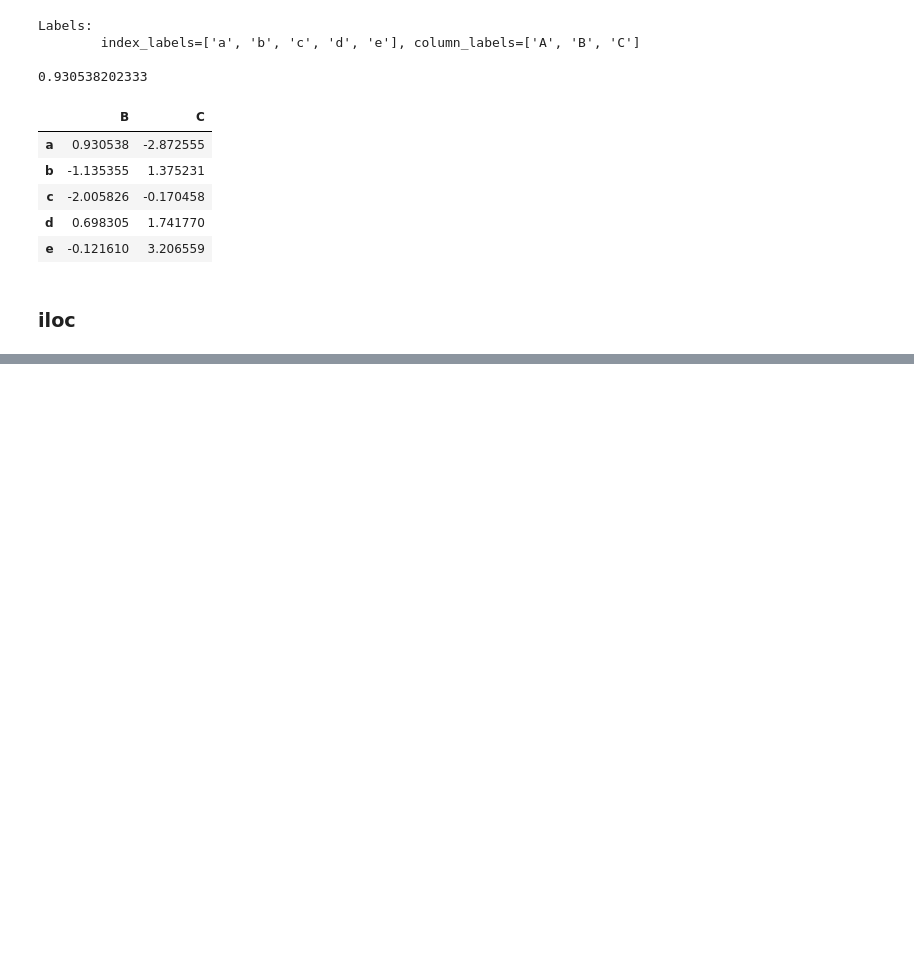
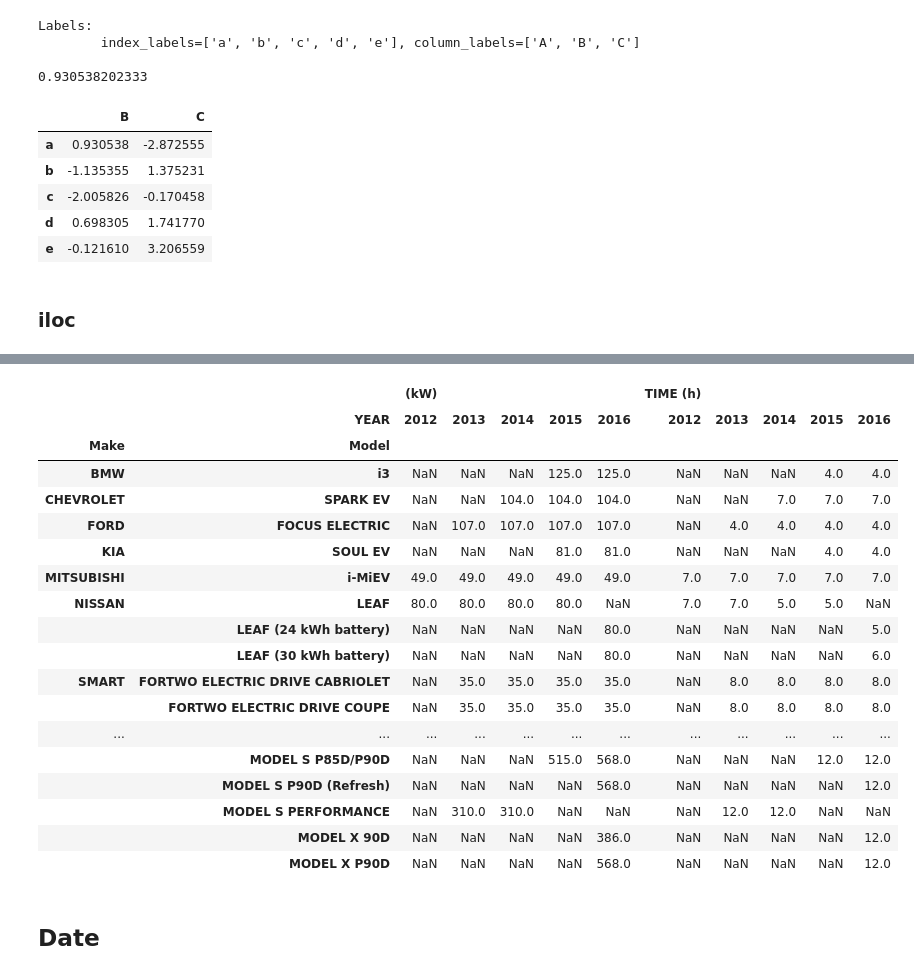
Before and after one commit to kishorepv/Data-Science-with-Python, a Jupyter notebook: Pandas library (Python).ipynb, the cells around one changed output, grey strips where cells are left out. Cells and saved outputs as stored; diff of their text form; code cells hidden in the pictures; blank space fills up the shorter version.

Commit message:
pivot_table

```diff
--- a/Pandas library (Python).ipynb
+++ b/Pandas library (Python).ipynb
@@ -1490,0 +1496,3 @@ Labels:
+# %%
+cars=pd.read_csv("cars.csv")
+cars.head()
@@ -1490,0 +1567,25 @@ Labels:
+# %%
+cars.pivot_table(index=["Make", "Model"], columns="YEAR", values=["(kW)", "TIME (h)"], aggfunc=np.mean)
+# hierarchical index
+# %% [output]
+|  |  | (kW) |  |  |  |  | TIME (h) |  |  |  |  |
+|  | YEAR | 2012 | 2013 | 2014 | 2015 | 2016 | 2012 | 2013 | 2014 | 2015 | 2016 |
+| Make | Model |  |  |  |  |  |  |  |  |  |  |
+| BMW | i3 | NaN | NaN | NaN | 125.0 | 125.0 | NaN | NaN | NaN | 4.0 | 4.0 |
+| CHEVROLET | SPARK EV | NaN | NaN | 104.0 | 104.0 | 104.0 | NaN | NaN | 7.0 | 7.0 | 7.0 |
+| FORD | FOCUS ELECTRIC | NaN | 107.0 | 107.0 | 107.0 | 107.0 | NaN | 4.0 | 4.0 | 4.0 | 4.0 |
+| KIA | SOUL EV | NaN | NaN | NaN | 81.0 | 81.0 | NaN | NaN | NaN | 4.0 | 4.0 |
+| MITSUBISHI | i-MiEV | 49.0 | 49.0 | 49.0 | 49.0 | 49.0 | 7.0 | 7.0 | 7.0 | 7.0 | 7.0 |
+| NISSAN | LEAF | 80.0 | 80.0 | 80.0 | 80.0 | NaN | 7.0 | 7.0 | 5.0 | 5.0 | NaN |
+|  | LEAF (24 kWh battery) | NaN | NaN | NaN | NaN | 80.0 | NaN | NaN | NaN | NaN | 5.0 |
+|  | LEAF (30 kWh battery) | NaN | NaN | NaN | NaN | 80.0 | NaN | NaN | NaN | NaN | 6.0 |
+| SMART | FORTWO ELECTRIC DRIVE CABRIOLET | NaN | 35.0 | 35.0 | 35.0 | 35.0 | NaN | 8.0 | 8.0 | 8.0 | 8.0 |
+|  | FORTWO ELECTRIC DRIVE COUPE | NaN | 35.0 | 35.0 | 35.0 | 35.0 | NaN | 8.0 | 8.0 | 8.0 | 8.0 |
+| ... | ... | ... | ... | ... | ... | ... | ... | ... | ... | ... | ... |
+|  | MODEL S P85D/P90D | NaN | NaN | NaN | 515.0 | 568.0 | NaN | NaN | NaN | 12.0 | 12.0 |
+|  | MODEL S P90D (Refresh) | NaN | NaN | NaN | NaN | 568.0 | NaN | NaN | NaN | NaN | 12.0 |
+|  | MODEL S PERFORMANCE | NaN | 310.0 | 310.0 | NaN | NaN | NaN | 12.0 | 12.0 | NaN | NaN |
+|  | MODEL X 90D | NaN | NaN | NaN | NaN | 386.0 | NaN | NaN | NaN | NaN | 12.0 |
+|  | MODEL X P90D | NaN | NaN | NaN | NaN | 568.0 | NaN | NaN | NaN | NaN | 12.0 |
+# %% [markdown]
+## Date
```
Also changed, not shown: parts of 7 cells of this notebook.
